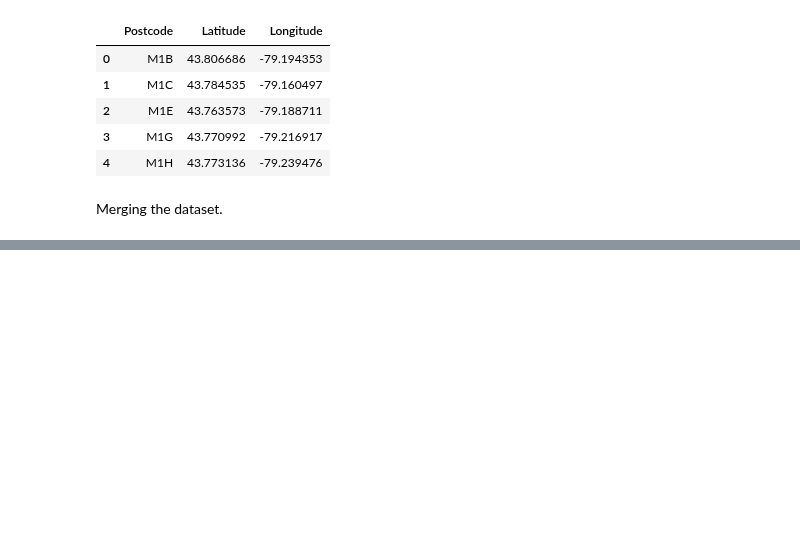
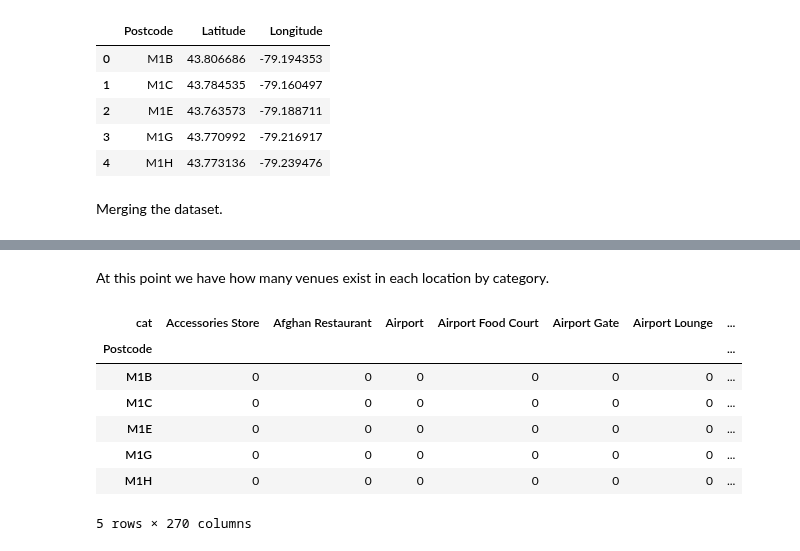
Before and after one commit to jailop/Coursera_Capstone, a Jupyter notebook: toronto-2.ipynb, the cells around one changed output, grey strips where cells are left out. Drawn from its saved outputs; the diff is of its cells as text; code cells hidden in the pictures; blank space fills up the shorter version.

```diff
--- a/toronto-2.ipynb
+++ b/toronto-2.ipynb
@@ -152,0 +281,13 @@ df_geo.to_csv('geo_toronto.csv', index=False)
+# %% [markdown]
+At this point we have how many venues exist in each location by category.
+# %%
+ct.head()
+# %% [output]
+| cat | Accessories Store | Afghan Restaurant | Airport | Airport Food Court | Airport Gate | Airport Lounge | ... |
+| Postcode |  |  |  |  |  |  | ... |
+| M1B | 0 | 0 | 0 | 0 | 0 | 0 | ... |
+| M1C | 0 | 0 | 0 | 0 | 0 | 0 | ... |
+| M1E | 0 | 0 | 0 | 0 | 0 | 0 | ... |
+| M1G | 0 | 0 | 0 | 0 | 0 | 0 | ... |
+| M1H | 0 | 0 | 0 | 0 | 0 | 0 | ... |
+5 rows × 270 columns
```
Also changed, not shown: parts of 35 cells of this notebook.
